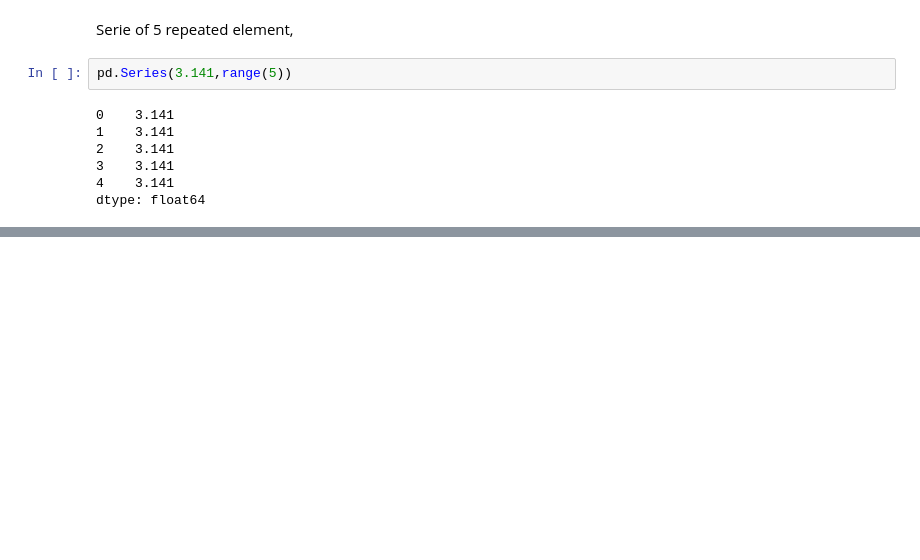
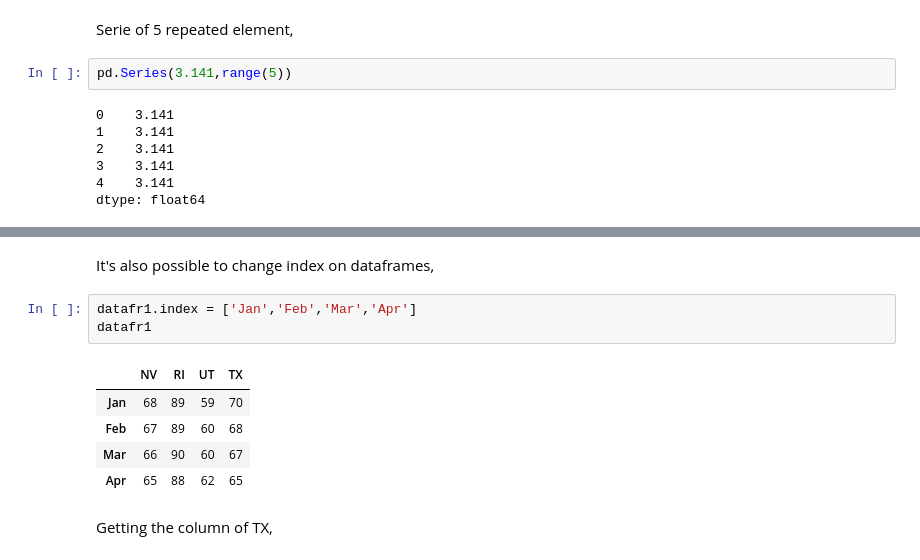
Before and after one commit to alej0ai/python_course, a Jupyter notebook: 6 - Arrays with NumPy.ipynb, the cells around one changed output, grey strips where cells are left out. Cells and saved outputs as stored; diff of their text form; blank space fills up the shorter version.

```diff
--- a/6 - Arrays with NumPy.ipynb
+++ b/6 - Arrays with NumPy.ipynb
@@ -394,0 +489,13 @@ dtype: float64
+# %% [markdown]
+It's also possible to change index on dataframes,
+# %%
+datafr1.index = ['Jan','Feb','Mar','Apr']
+datafr1
+# %% [output]
+|  | NV | RI | UT | TX |
+| Jan | 68 | 89 | 59 | 70 |
+| Feb | 67 | 89 | 60 | 68 |
+| Mar | 66 | 90 | 60 | 67 |
+| Apr | 65 | 88 | 62 | 65 |
+# %% [markdown]
+Getting the column of TX,
```
Also changed, not shown: parts of 31 cells of this notebook.
